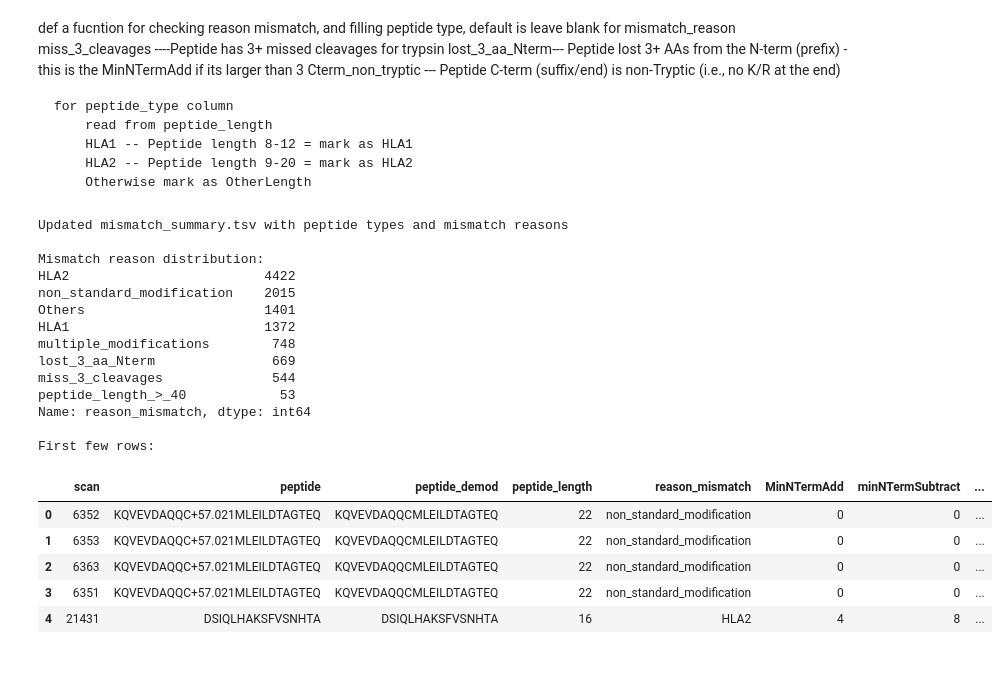
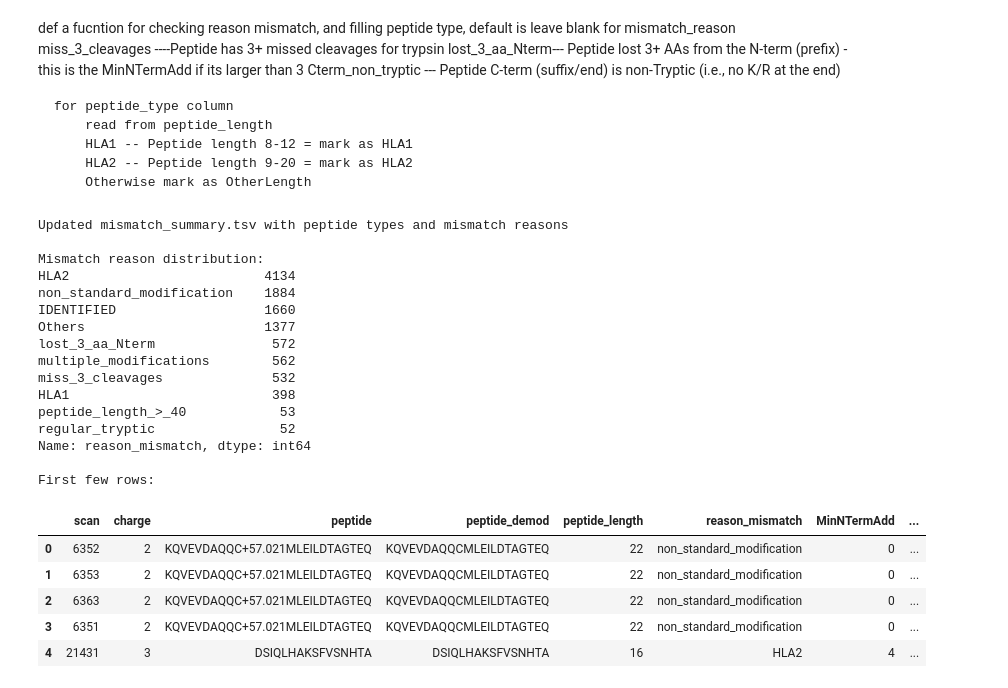
Before and after one commit to Daniel-Xkan/Protein_id_reanalysis, a Jupyter notebook: MassiveKB_vs_PA/psm_compare/mismatch_summary.ipynb, the cells around one changed output. Cells and saved outputs as stored; diff of their text form; code cells hidden in the pictures.

```diff
--- a/MassiveKB_vs_PA/psm_compare/mismatch_summary.ipynb
+++ b/MassiveKB_vs_PA/psm_compare/mismatch_summary.ipynb
@@ -38,6 +39,7 @@ def remove_modifications(peptide_string):
 # Create the new dataframe with required columns
 summary_df = pd.DataFrame({
     'scan': mismatch_df['Scan'],
+    'charge': mismatch_df['ChargeOther'],
     'peptide': mismatch_df['AnnotationOther'],
     'peptide_demod': mismatch_df['AnnotationOther'].apply(remove_modifications),
     'peptide_length': mismatch_df['AnnotationOther'].apply(remove_modifications).apply(len),
@@ -137,0 +120,26 @@ First few rows:
+# %%
+from tqdm import tqdm
+
+# Extract peptide information from matched_df
+print("Processing matched_df to create identified_peptide_list...")
+
+identified_peptide_list = set()
+
+for idx, row in tqdm(matched_df.iterrows(), total=len(matched_df), desc="Processing matched peptides"):
+    # Get demodified peptide
+    peptide_demod = remove_modifications(row['Annotation'])
+
+    # Extract mass shift from the modified peptide
+    mod_matches = re.findall(r'([+-][\d.]+)', str(row['Annotation']))
+    mass_shift = mod_matches[0] if mod_matches else '+0'
+
+    # Get charge (assuming there's a 'Charge' column in matched_df)
+    charge = row.get('Charge', 0)
+
+    # Add to set as tuple
+    identified_peptide_list.add((peptide_demod, mass_shift, charge))
+
+print(f"\nCreated identified_peptide_list with {len(identified_peptide_list)} unique entries")
+print("\nFirst few entries:")
+for i, entry in enumerate(list(identified_peptide_list)):
+    print(entry)
@@ -151,6 +178,10 @@ def analyze_peptide_mismatches(df):
     """
     Function to analyze peptide mismatches and assign peptide types
     """
+    def is_identified(peptide_demod, mass_shift, charge, identified_peptide_list):
+        """Check if the peptide is in the identified peptide list"""
+        return (peptide_demod, mass_shift, charge) in identified_peptide_list
+
     def count_missed_cleavages(peptide_seq):
         """Count missed cleavages for trypsin (K/R not at C-terminus)"""
         if pd.isna(peptide_seq) or len(peptide_seq) == 0:
@@ -178,6 +209,13 @@ def analyze_peptide_mismatches(df):
             return 'Others'
 
     def get_mismatch_reason(row):
+        # Check if peptide is identified first
+        is_ident = is_identified(row['peptide_demod'],
+                                 row.get('mass_shift', '+0'),
+                                 row.get('Charge', 0),
+                                 identified_peptide_list)
+        if is_ident:
+            return 'IDENTIFIED'
         """Determine mismatch reason based on criteria - following priority sequence"""
 
         # 1. Check for non-standard modifications first
@@ -212,52 +250,57 @@ def analyze_peptide_mismatches(df):
             if missed_cleavages >= 3:
                 return 'miss_3_cleavages'
 
+            else:
+                return 'regular_tryptic'
+
         # 5. Check peptide length for HLA classification
         if 8 <= row['peptide_length'] <= 12:
             return 'HLA1'
         elif 13 <= row['peptide_length'] <= 24:
             return 'HLA2'
 
         # 6. If nothing applies
         return 'Others'
 
     # Apply the function to update the dataframe
     df['reason_mismatch'] = df.apply(get_mismatch_reason, axis=1)
 
     return df
 
 # Apply the analysis to the summary dataframe
 summary_df = analyze_peptide_mismatches(summary_df)
 
 # Save the updated dataframe
 summary_df.to_csv('mismatch_summary.tsv', sep='\t', index=False)
 
 print(f"Updated mismatch_summary.tsv with peptide types and mismatch reasons")
 print("\nMismatch reason distribution:")
 print(summary_df['reason_mismatch'].value_counts())
 print("\nFirst few rows:")
 summary_df.head()
 # %% [output]
 Updated mismatch_summary.tsv with peptide types and mismatch reasons
 
 Mismatch reason distribution:
-HLA2                         4422
-non_standard_modification    2015
-Others                       1401
-HLA1                         1372
-multiple_modifications        748
-lost_3_aa_Nterm               669
-miss_3_cleavages              544
+HLA2                         4134
+non_standard_modification    1884
+IDENTIFIED                   1660
+Others                       1377
+lost_3_aa_Nterm               572
+multiple_modifications        562
+miss_3_cleavages              532
+HLA1                          398
 peptide_length_>_40            53
+regular_tryptic                52
 Name: reason_mismatch, dtype: int64
 
 First few rows:
-|  | scan | peptide | peptide_demod | peptide_length | reason_mismatch | MinNTermAdd | minNTermSubtract | ... |
-| 0 | 6352 | KQVEVDAQQC+57.021MLEILDTAGTEQ | KQVEVDAQQCMLEILDTAGTEQ | 22 | non_standard_modification | 0 | 0 | ... |
-| 1 | 6353 | KQVEVDAQQC+57.021MLEILDTAGTEQ | KQVEVDAQQCMLEILDTAGTEQ | 22 | non_standard_modification | 0 | 0 | ... |
-| 2 | 6363 | KQVEVDAQQC+57.021MLEILDTAGTEQ | KQVEVDAQQCMLEILDTAGTEQ | 22 | non_standard_modification | 0 | 0 | ... |
-| 3 | 6351 | KQVEVDAQQC+57.021MLEILDTAGTEQ | KQVEVDAQQCMLEILDTAGTEQ | 22 | non_standard_modification | 0 | 0 | ... |
-| 4 | 21431 | DSIQLHAKSFVSNHTA | DSIQLHAKSFVSNHTA | 16 | HLA2 | 4 | 8 | ... |
+|  | scan | charge | peptide | peptide_demod | peptide_length | reason_mismatch | MinNTermAdd | ... |
+| 0 | 6352 | 2 | KQVEVDAQQC+57.021MLEILDTAGTEQ | KQVEVDAQQCMLEILDTAGTEQ | 22 | non_standard_modification | 0 | ... |
+| 1 | 6353 | 2 | KQVEVDAQQC+57.021MLEILDTAGTEQ | KQVEVDAQQCMLEILDTAGTEQ | 22 | non_standard_modification | 0 | ... |
+| 2 | 6363 | 2 | KQVEVDAQQC+57.021MLEILDTAGTEQ | KQVEVDAQQCMLEILDTAGTEQ | 22 | non_standard_modification | 0 | ... |
+| 3 | 6351 | 2 | KQVEVDAQQC+57.021MLEILDTAGTEQ | KQVEVDAQQCMLEILDTAGTEQ | 22 | non_standard_modification | 0 | ... |
+| 4 | 21431 | 3 | DSIQLHAKSFVSNHTA | DSIQLHAKSFVSNHTA | 16 | HLA2 | 4 | ... |
 # %%
 # Filter for rows where reason_mismatch is blank and peptide_type is OtherLength
 filtered_df = summary_df[(summary_df['reason_mismatch'] == 'Others') ]
```
Also changed, not shown: parts of 6 cells of this notebook.
